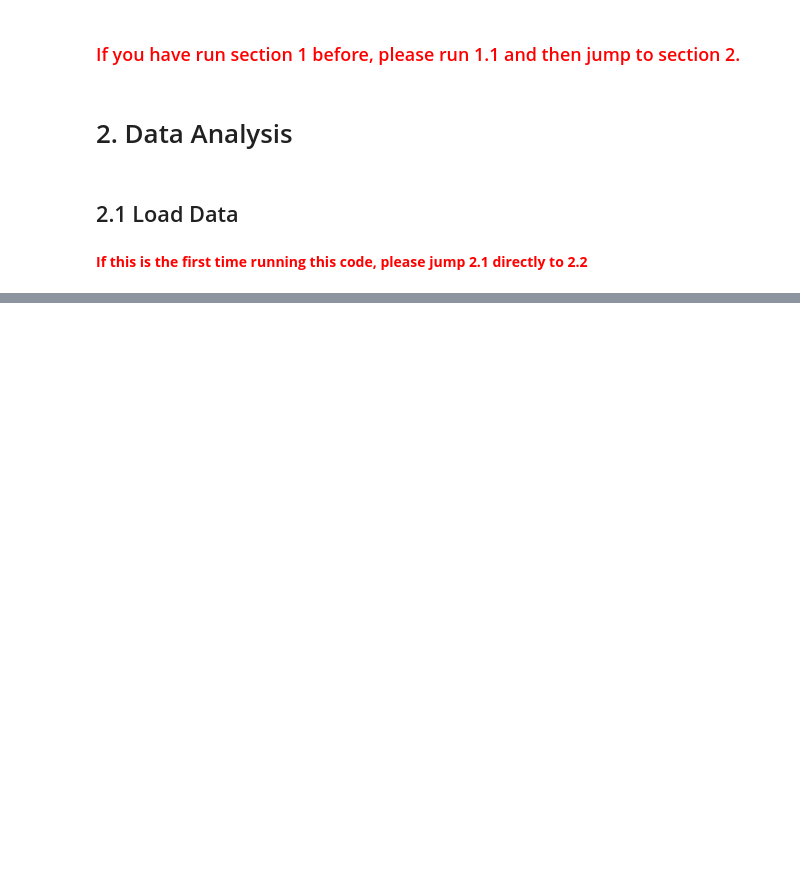
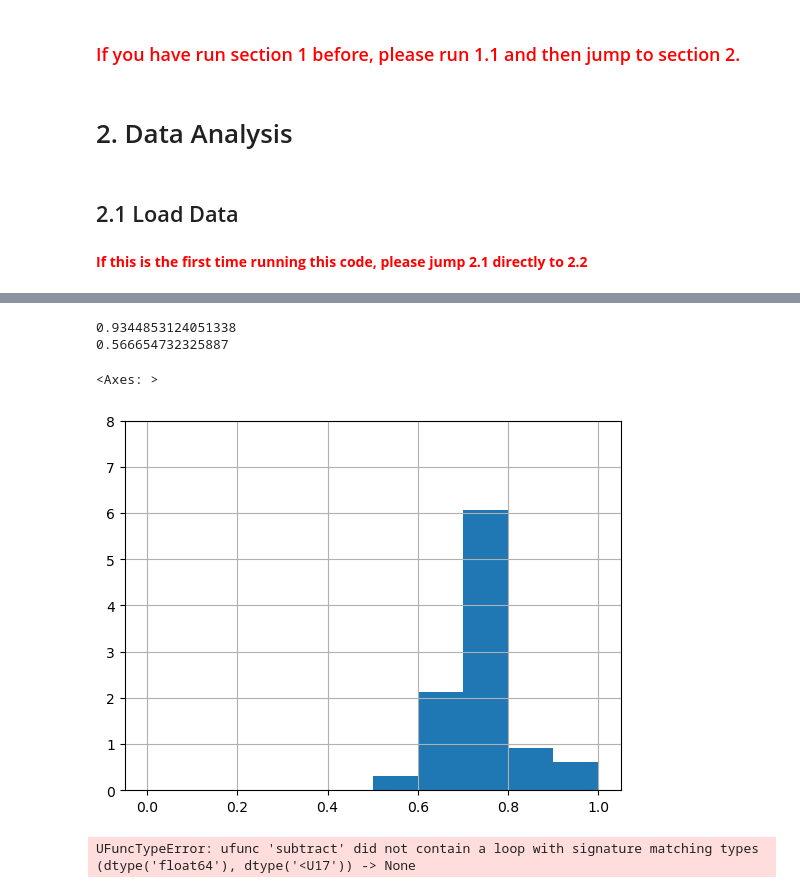
Before and after one commit to qiyuechen1202/fsds_Safari, a Jupyter notebook: dataframe.ipynb, the cells around one changed output, grey strips where cells are left out. Cells and saved outputs as stored; diff of their text form; code cells hidden in the pictures; blank space fills up the shorter version.

```diff
--- a/dataframe.ipynb
+++ b/dataframe.ipynb
@@ -510,0 +544,37 @@ borolist.head(5)
+# %%
+
+import numpy as np
+import os
+from urllib.request import urlopen
+import pandas as pd
+import geopandas as gpd
+import matplotlib.pyplot as plt
+import seaborn as sns
+from datetime import time
+
+# check distribution: result:skewed distribution
+max= boros['score'].max()
+min= boros['score'].min()
+print(max)
+print(min)
+
+boros['score'] = boros['score'].astype(float)
+
+hist_min= 0
+hist_max= 1
+x_range=[hist_min,hist_max]
+y_range = [0,8]
+n_cols = hist_max - hist_min
+
+plt.figure(1)
+plt.ylim(y_range)
+boros['score'].hist(range=x_range, density=True)
+# %% [output]
+0.9344853124051338
+0.566654732325887
+<Axes: >
+[figure, added]
+# %%
+boros['Score_x'] = (boros['score']-min)/(max-min)
+# %% [output]
+UFuncTypeError: ufunc 'subtract' did not contain a loop with signature matching types (dtype('float64'), dtype('<U17')) -> None
```
Also changed, not shown: parts of 14 cells of this notebook.
